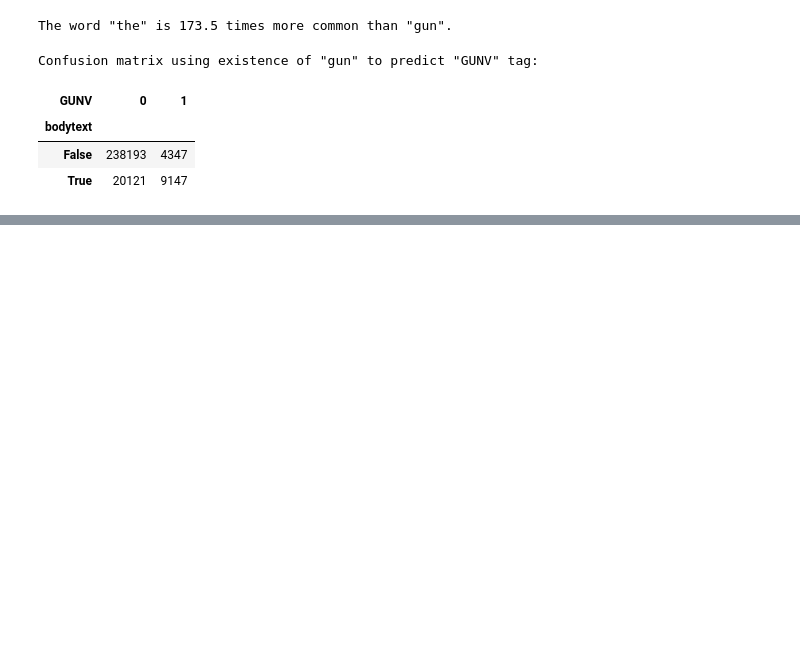
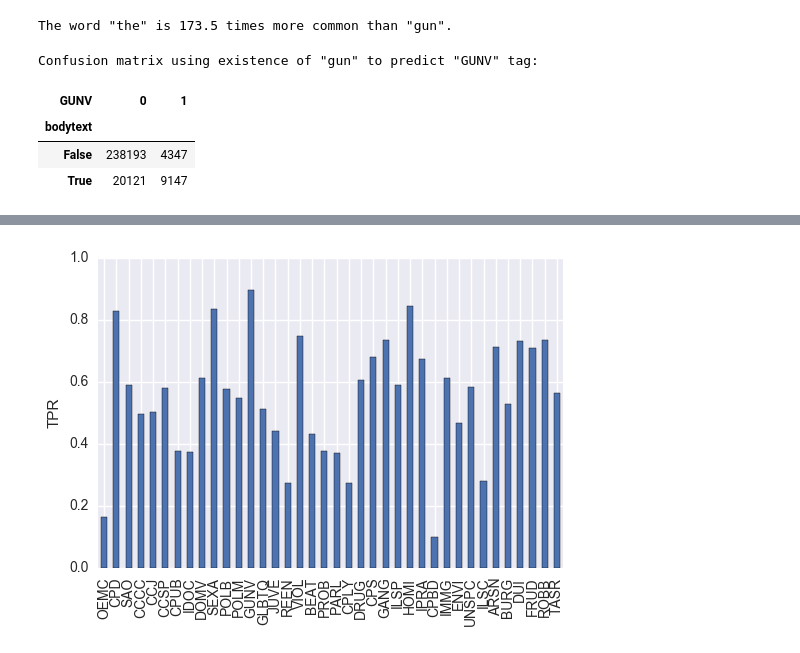
Before and after one commit to chicago-justice-project/article-tagging, a Jupyter notebook: src/explorations.ipynb, the cells around one changed output, grey strips where cells are left out. Drawn from its saved outputs; the diff is of its cells as text; code cells hidden in the pictures; blank space fills up the shorter version.

Commit message:
adding rudimentary one-vs-rest logistic bag-of-words classifier

```diff
--- a/src/explorations.ipynb
+++ b/src/explorations.ipynb
@@ -153,0 +176,4 @@ Confusion matrix using existence of "gun" to predict "GUNV" tag:
+# %%
+vectorizer = sklearn.feature_extraction.text.CountVectorizer(min_df=1)
+X = vectorizer.fit_transform(trn['bodytext'].values)
+Y = trn.loc[:, 'OEMC':'TASR'].values
@@ -153,0 +184,5 @@ Confusion matrix using existence of "gun" to predict "GUNV" tag:
+# %%
+clf = sklearn.multiclass.OneVsRestClassifier(
+    sklearn.linear_model.LogisticRegression()
+)
+clf.fit(X, Y)
@@ -153,0 +195,20 @@ Confusion matrix using existence of "gun" to predict "GUNV" tag:
+# %%
+X_tst = vectorizer.transform(tst['bodytext'].values)
+Y_tst = tst.loc[:, 'OEMC':'TASR'].values
+
+Y_hat = clf.predict_proba(X_tst)
+# %%
+perf = pd.DataFrame()
+
+for i in range(Y_hat.shape[1]):
+    tag = tst.columns[7+i]
+    perf.loc['TP', tag] = sum((Y_hat[:,i] > .5) & (Y_tst[:,i] == 1))
+    perf.loc['FP', tag] = sum((Y_hat[:,i] > .5) & (Y_tst[:,i] == 0))
+    perf.loc['TN', tag] = sum((Y_hat[:,i] < .5) & (Y_tst[:,i] == 0))
+    perf.loc['FN', tag] = sum((Y_hat[:,i] < .5) & (Y_tst[:,i] == 1))
+    perf.loc['TPR', tag] = perf.loc['TP', tag] / (perf.loc['TP', tag] + perf.loc['FN', tag])
+    perf.loc['FPR', tag] = perf.loc['FP', tag] / (perf.loc['FP', tag] + perf.loc['TN', tag])
+    perf.loc['PPV', tag] = perf.loc['TP', tag] / (perf.loc['TP', tag] + perf.loc['FP', tag])
+
+perf = perf.T
+perf
@@ -153,0 +233,5 @@ Confusion matrix using existence of "gun" to predict "GUNV" tag:
+# %%
+perf['TPR'].plot(kind='bar', ylim=[0,1])
+plt.ylabel('TPR');
+# %% [output]
+[figure, added]
```
Also changed, not shown: parts of 9 cells of this notebook.
